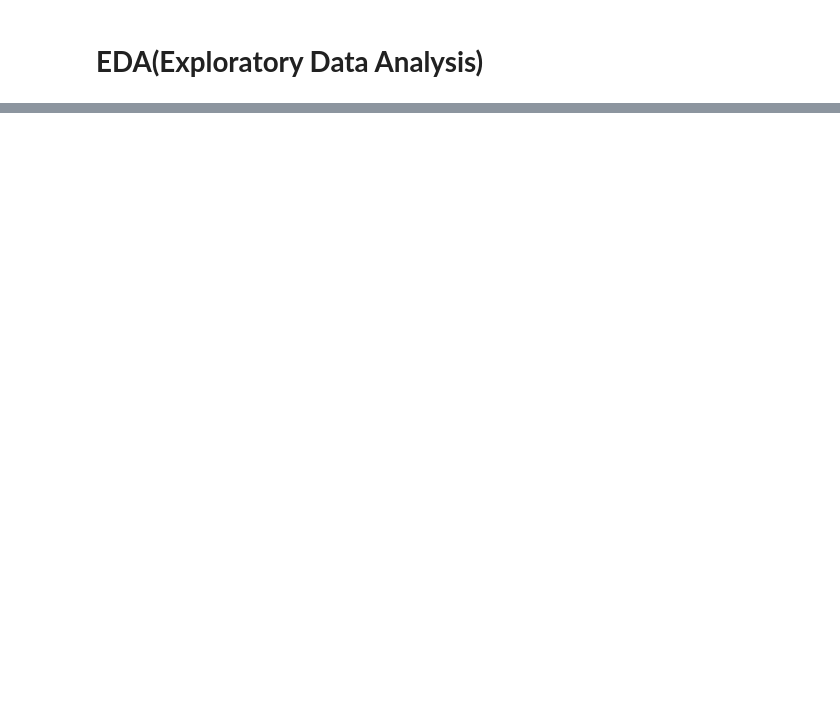
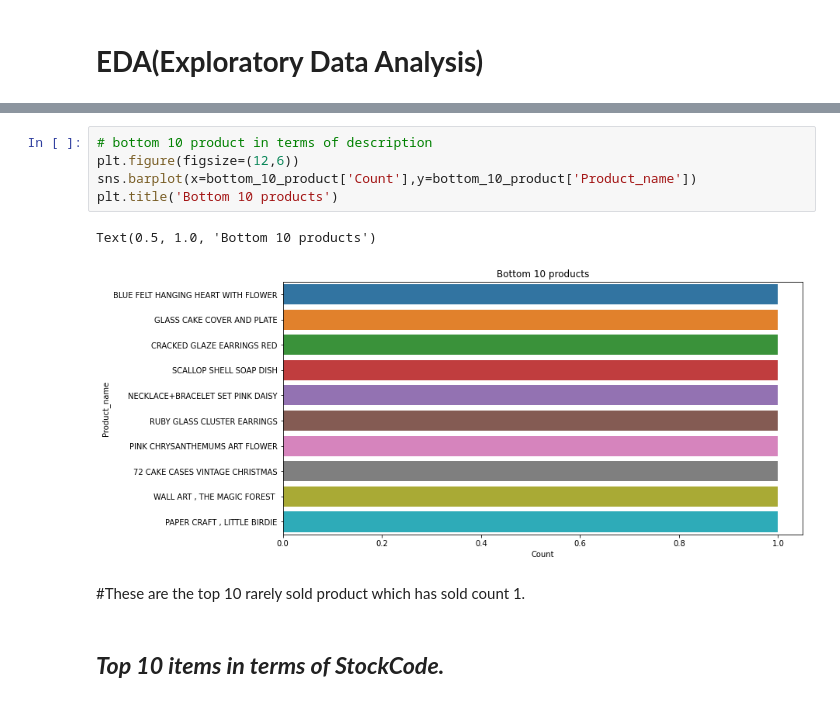
Before and after one commit to Lovejeet-Singh-31/Online-Retail-Customer-Segmentation, a Jupyter notebook: Online_Retail_Customer_Segmentation_Capstone_Project.ipynb, the cells around one changed output, grey strips where cells are left out. Drawn from its saved outputs; the diff is of its cells as text; blank space fills up the shorter version.

```diff
--- a/Online_Retail_Customer_Segmentation_Capstone_Project.ipynb
+++ b/Online_Retail_Customer_Segmentation_Capstone_Project.ipynb
@@ -293,0 +333,12 @@ top_10_product
+# %%
+# bottom 10 product in terms of description
+plt.figure(figsize=(12,6))
+sns.barplot(x=bottom_10_product['Count'],y=bottom_10_product['Product_name'])
+plt.title('Bottom 10 products')
+# %% [output]
+Text(0.5, 1.0, 'Bottom 10 products')
+[figure, added]
+# %% [markdown]
+#These are the top 10 rarely sold product which has sold count 1.
+# %% [markdown]
+## ***Top 10 items in terms of StockCode.***
```
Also changed, not shown: parts of 37 cells of this notebook.
